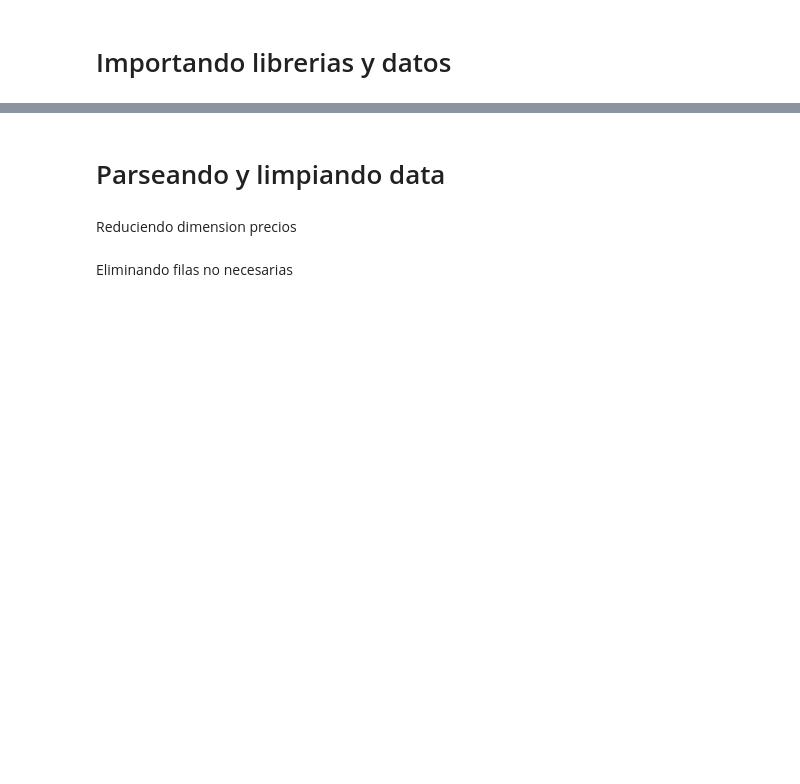
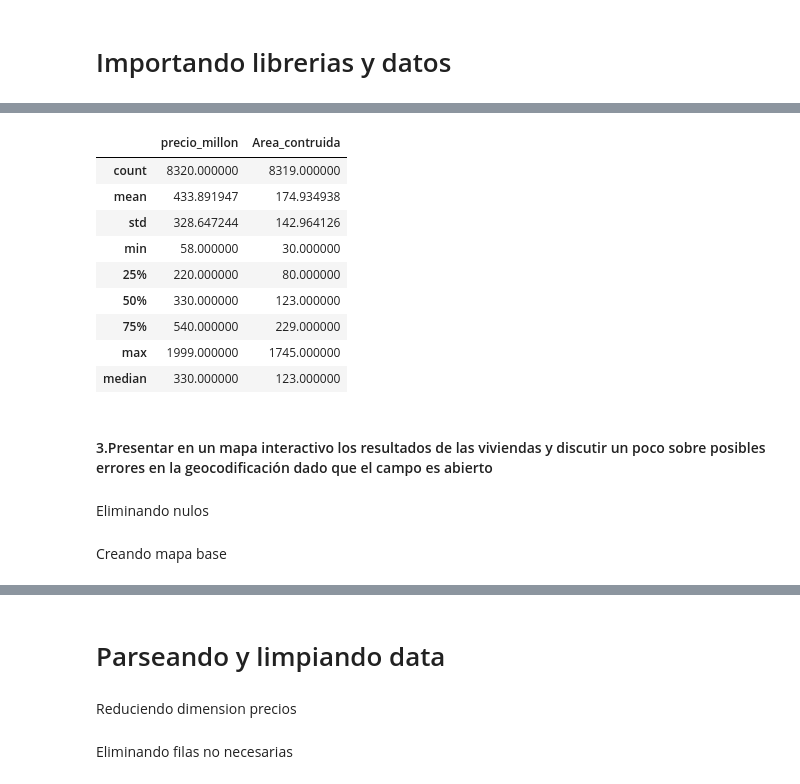
Before and after one commit to cfccfelipe/eda_cali, a Jupyter notebook: Analisis_exploratorio_Python.ipynb, the cells around one changed output, grey strips where cells are left out. Cells and saved outputs as stored; diff of their text form; code cells hidden in the pictures; blank space fills up the shorter version.

```diff
--- a/Analisis_exploratorio_Python.ipynb
+++ b/Analisis_exploratorio_Python.ipynb
@@ -11,0 +101,15 @@ data = pd.read_excel("Datasets/Datos_Vivienda.xlsx")
+# %%
+exploracion
+# %% [output]
+|  | precio_millon | Area_contruida |
+| count | 8320.000000 | 8319.000000 |
+| mean | 433.891947 | 174.934938 |
+| std | 328.647244 | 142.964126 |
+| min | 58.000000 | 30.000000 |
+| 25% | 220.000000 | 80.000000 |
+| 50% | 330.000000 | 123.000000 |
+| 75% | 540.000000 | 229.000000 |
+| max | 1999.000000 | 1745.000000 |
+| median | 330.000000 | 123.000000 |
+# %% [markdown]
+<h4>3.Presentar en un mapa interactivo los resultados de las viviendas y discutir un poco sobre posibles errores en la geocodificación dado que el campo es abierto </h4>
@@ -11,0 +119,2 @@ data = pd.read_excel("Datasets/Datos_Vivienda.xlsx")
+# %% [markdown]
+Eliminando nulos
@@ -11,0 +125,2 @@ data = pd.read_excel("Datasets/Datos_Vivienda.xlsx")
+# %% [markdown]
+Creando mapa base
```
Also changed, not shown: parts of 51 cells of this notebook, 3 other files.
